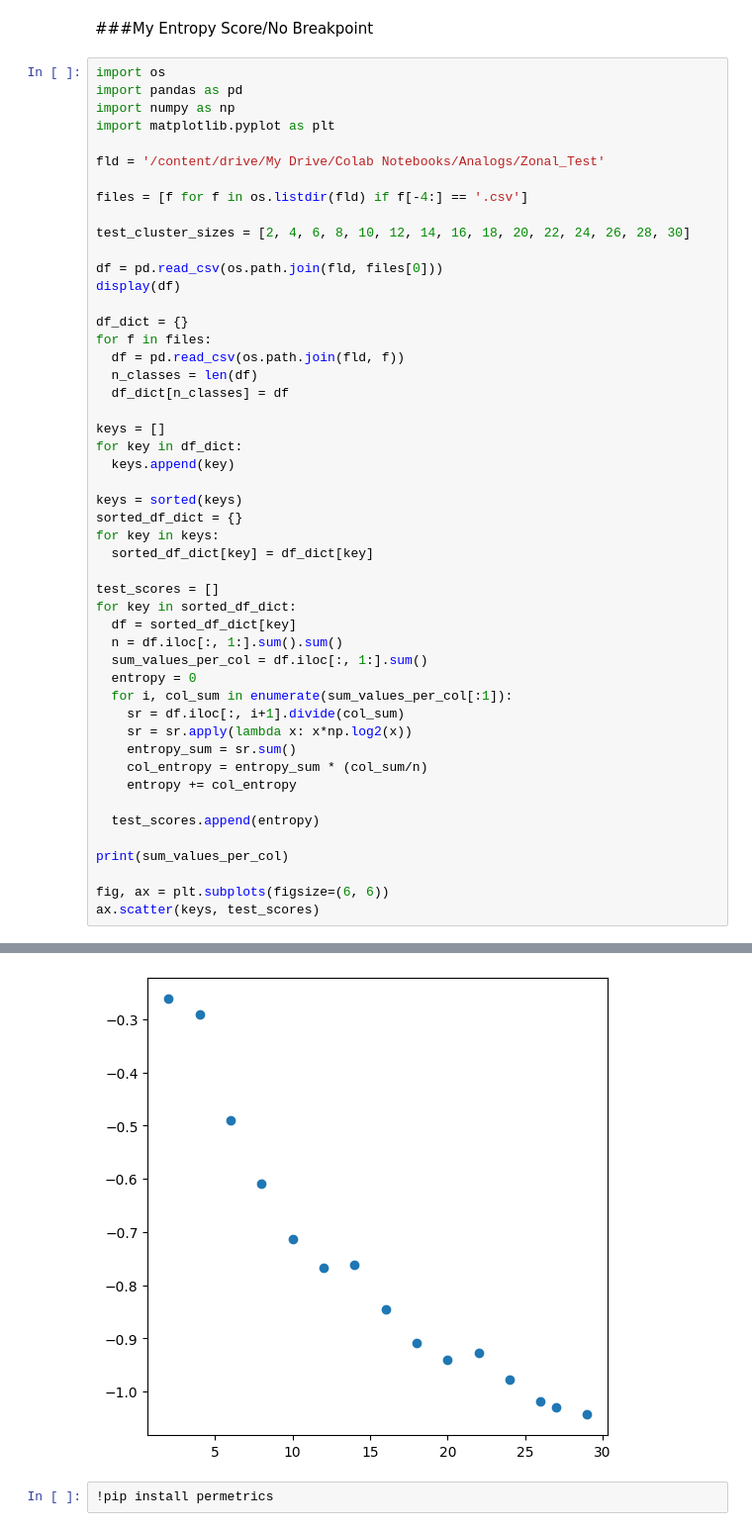
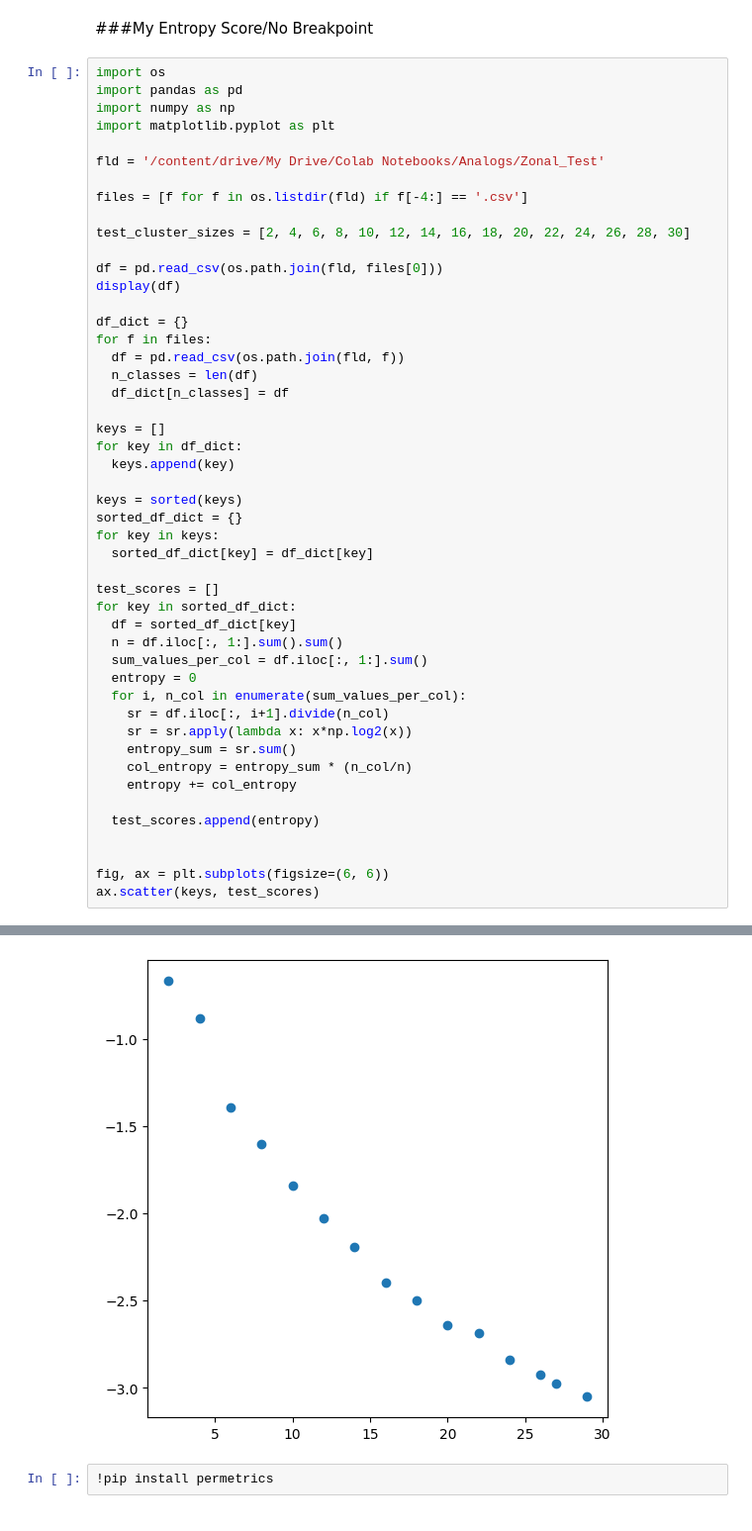
Before and after one commit to afullhart/climateanalogs, a Jupyter notebook: Figures/Score_1brkpt_TESTING.ipynb, the cells around one changed output, grey strips where cells are left out. Shown at 99% size. Cells and saved outputs as stored; diff of their text form.

```diff
--- a/Figures/Score_1brkpt_TESTING.ipynb
+++ b/Figures/Score_1brkpt_TESTING.ipynb
@@ -605,16 +605,15 @@ for key in sorted_df_dict:
   n = df.iloc[:, 1:].sum().sum()
   sum_values_per_col = df.iloc[:, 1:].sum()
   entropy = 0
-  for i, col_sum in enumerate(sum_values_per_col[:1]):
-    sr = df.iloc[:, i+1].divide(col_sum)
+  for i, n_col in enumerate(sum_values_per_col):
+    sr = df.iloc[:, i+1].divide(n_col)
     sr = sr.apply(lambda x: x*np.log2(x))
     entropy_sum = sr.sum()
-    col_entropy = entropy_sum * (col_sum/n)
+    col_entropy = entropy_sum * (n_col/n)
     entropy += col_entropy
 
   test_scores.append(entropy)
 
-print(sum_values_per_col)
 
 fig, ax = plt.subplots(figsize=(6, 6))
 ax.scatter(keys, test_scores)
@@ -642,4 +625,4 @@ dtype: int64
-[figure, old version]
+[figure, new version]
 # %%
 !pip install permetrics
 # %% [markdown]
```
Also changed, not shown: parts of 4 cells of this notebook.
